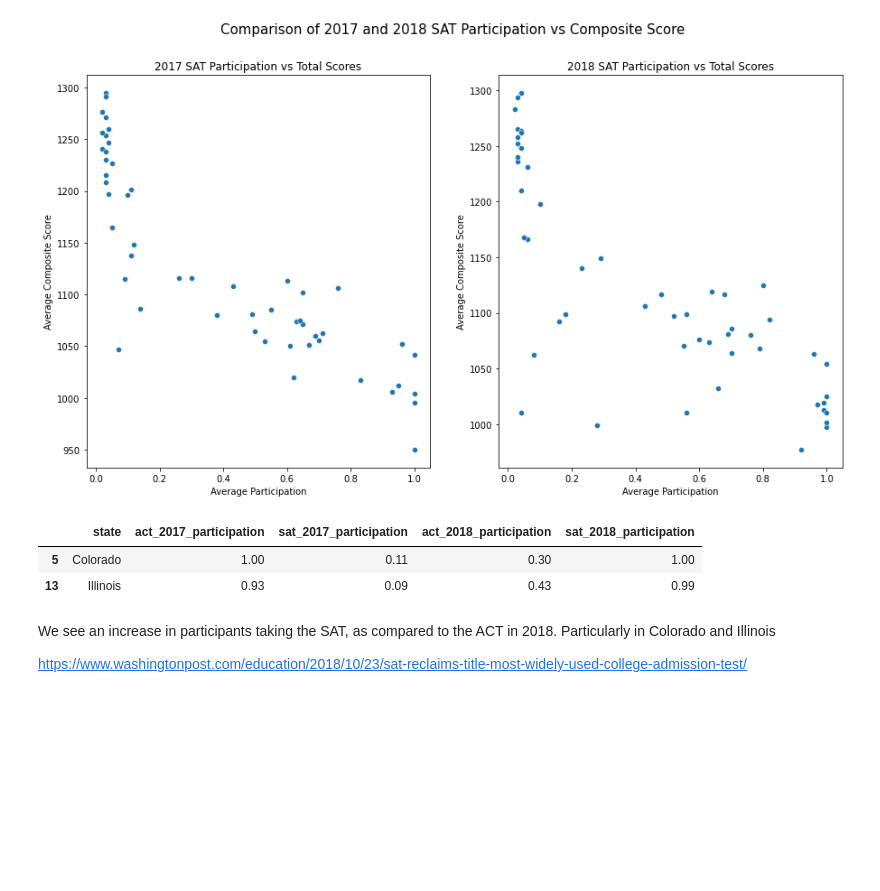
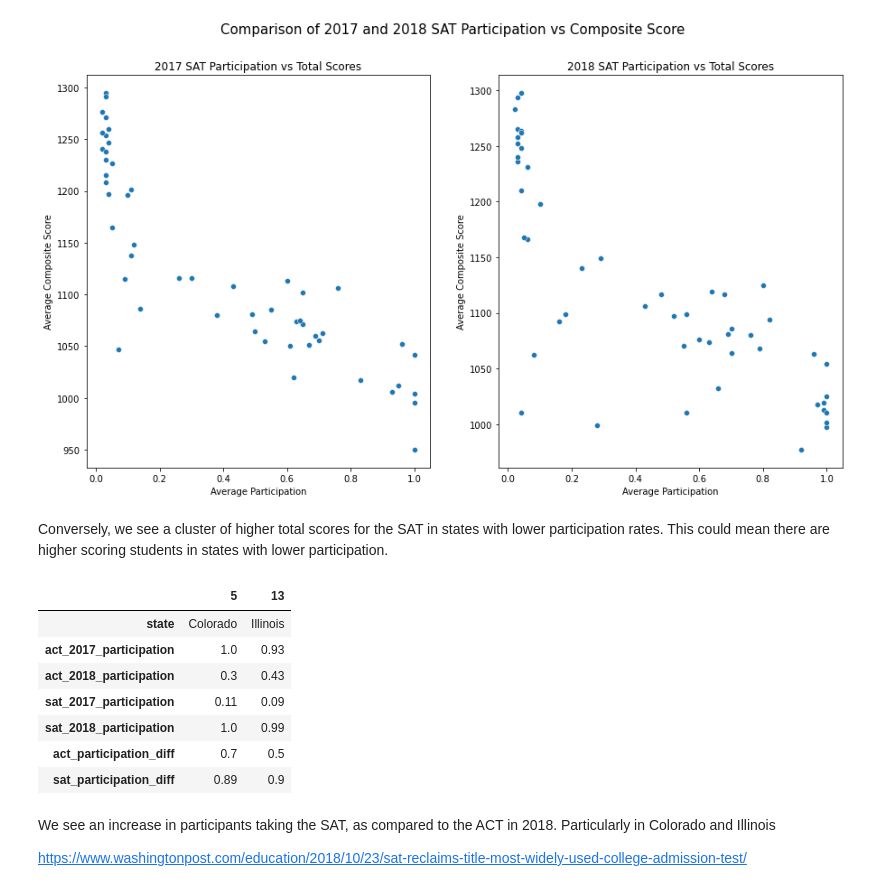
Before and after one commit to kkhalis/GA-Projects, a Jupyter notebook: project_1/code/starter-code.ipynb, the cells around one changed output. Drawn from its saved outputs; the diff is of its cells as text; code cells hidden in the pictures; blank space fills up the shorter version.

```diff
--- a/project_1/code/starter-code.ipynb
+++ b/project_1/code/starter-code.ipynb
@@ -191,8 +191,8 @@ def convert_float(tmp):
 def get_diff(tmp):
     tmp['composite_diff'] = round(tmp['act_2017_composite'] - tmp['act_2018_composite'],1)
     tmp['total_diff'] = round(tmp['sat_2017_total'] - tmp['sat_2018_total'],1)
-    tmp['act_participation_diff'] = round(tmp['act_2017_participation'] - tmp['act_2018_participation'],2)
-    tmp['sat_participation_diff'] = round(tmp['sat_2017_participation'] - tmp['sat_2018_participation'],2)
+    tmp['act_participation_diff'] = abs(round(tmp['act_2017_participation'] - tmp['act_2018_participation'],2))
+    tmp['sat_participation_diff'] = abs(round(tmp['sat_2017_participation'] - tmp['sat_2018_participation'],2))
     return tmp
 
 def fix_sat_math(row):
@@ -775,12 +783,19 @@ ax[1].set(xlabel='Average Participation')
 ax[1].set(ylabel='Average Composite Score');
 # %% [output]
 [figure]
+# %% [markdown]
+Conversely, we see a cluster of higher total scores for the SAT in states with lower participation rates. This could mean there are higher scoring students in states with lower participation.
 # %%
-data.loc[(data['state'].isin(['Colorado','Illinois'])),['state','act_2017_participation','sat_2017_participation','act_2018_participation','sat_2018_participation']]
+data.loc[(data['state'].isin(['Colorado','Illinois'])),['state','act_2017_participation','act_2018_participation','sat_2017_participation','sat_2018_participation','act_participation_diff','sat_participation_diff']].T
 # %% [output]
-|  | state | act_2017_participation | sat_2017_participation | act_2018_participation | sat_2018_participation |
-| 5 | Colorado | 1.00 | 0.11 | 0.30 | 1.00 |
-| 13 | Illinois | 0.93 | 0.09 | 0.43 | 0.99 |
+|  | 5 | 13 |
+| state | Colorado | Illinois |
+| act_2017_participation | 1.0 | 0.93 |
+| act_2018_participation | 0.3 | 0.43 |
+| sat_2017_participation | 0.11 | 0.09 |
+| sat_2018_participation | 1.0 | 0.99 |
+| act_participation_diff | 0.7 | 0.5 |
+| sat_participation_diff | 0.89 | 0.9 |
 # %% [markdown]
 We see an increase in participants taking the SAT, as compared to the ACT in 2018. Particularly in Colorado and Illinois
 
```
Also changed, not shown: parts of 16 cells of this notebook, 1 other file.
